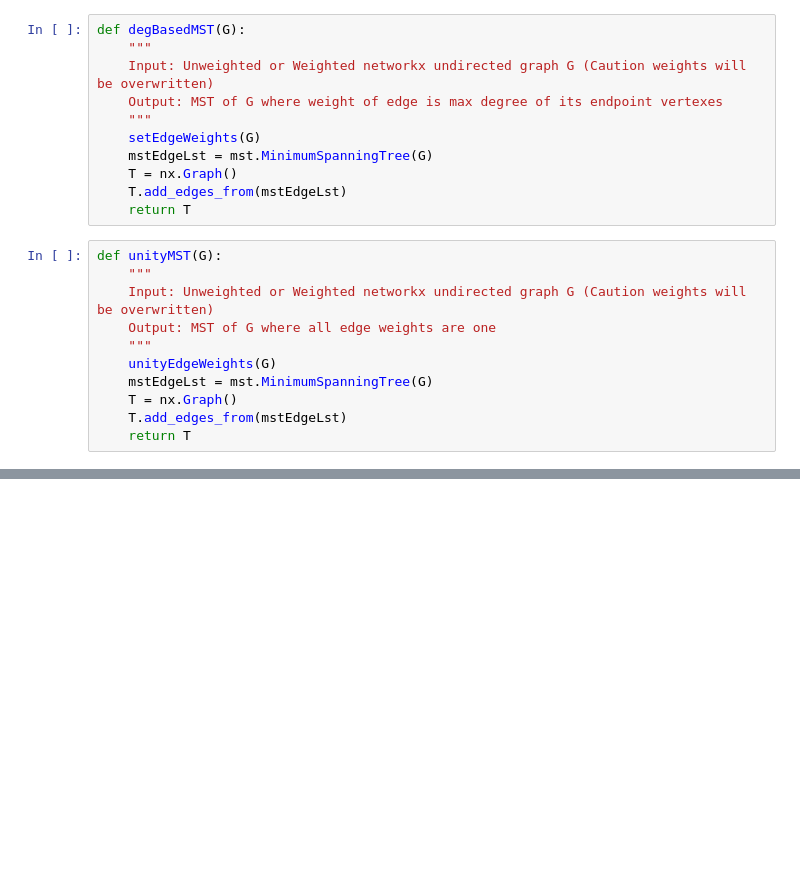
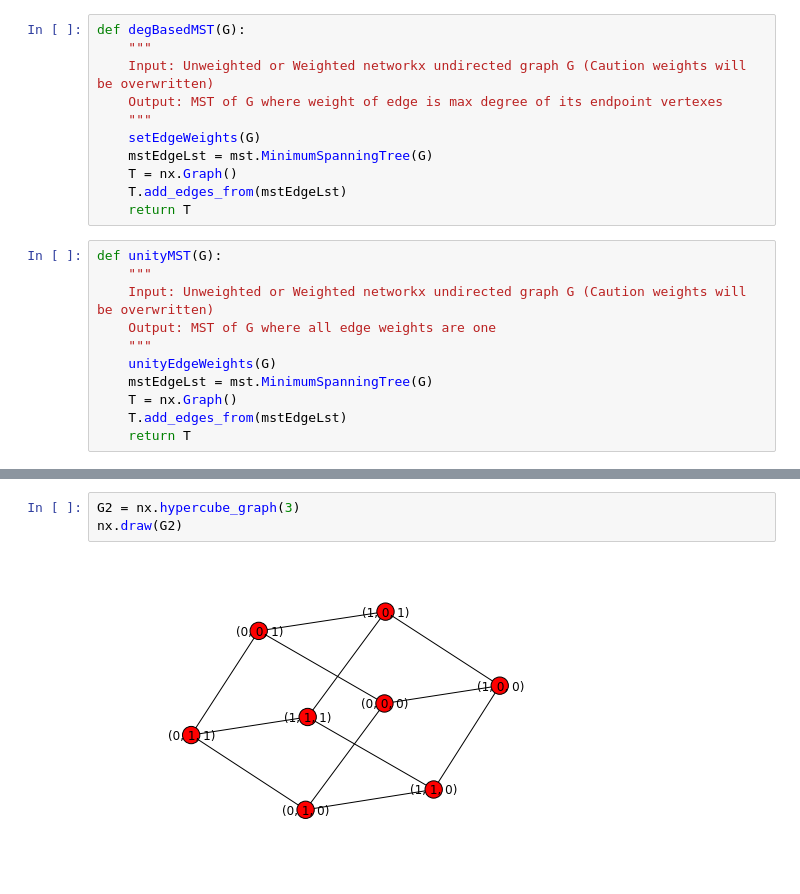
Before and after one commit to malachaifrazier/mlst, a Jupyter notebook: Mlst.ipynb, the cells around one changed output, grey strips where cells are left out. Cells and saved outputs as stored; diff of their text form; blank space fills up the shorter version.

```diff
--- a/Mlst.ipynb
+++ b/Mlst.ipynb
@@ -57,0 +58,5 @@ nx.draw(degBasedMST(nx.wheel_graph(5)))
+# %%
+G2 = nx.hypercube_graph(3)
+nx.draw(G2)
+# %% [output]
+[figure, added]
```
Also changed, not shown: parts of 29 cells of this notebook.
